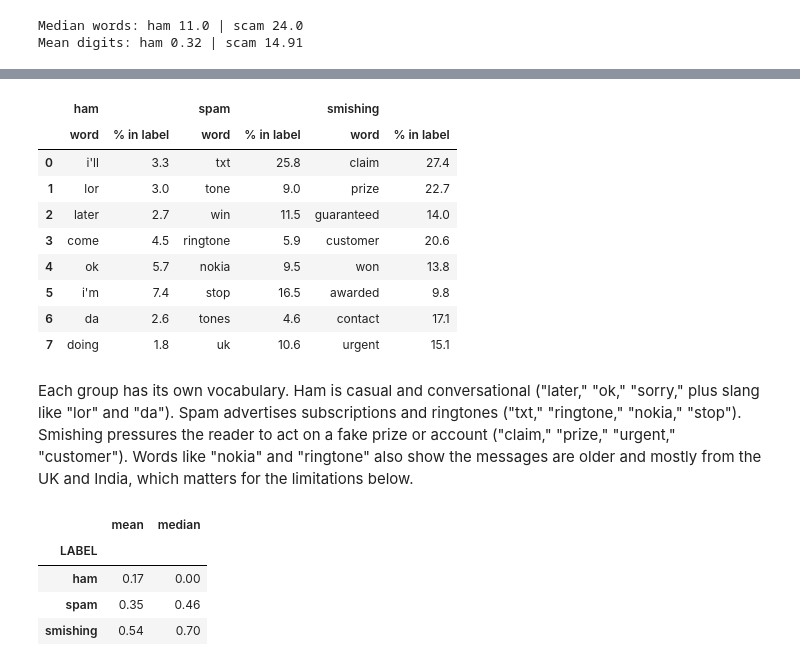
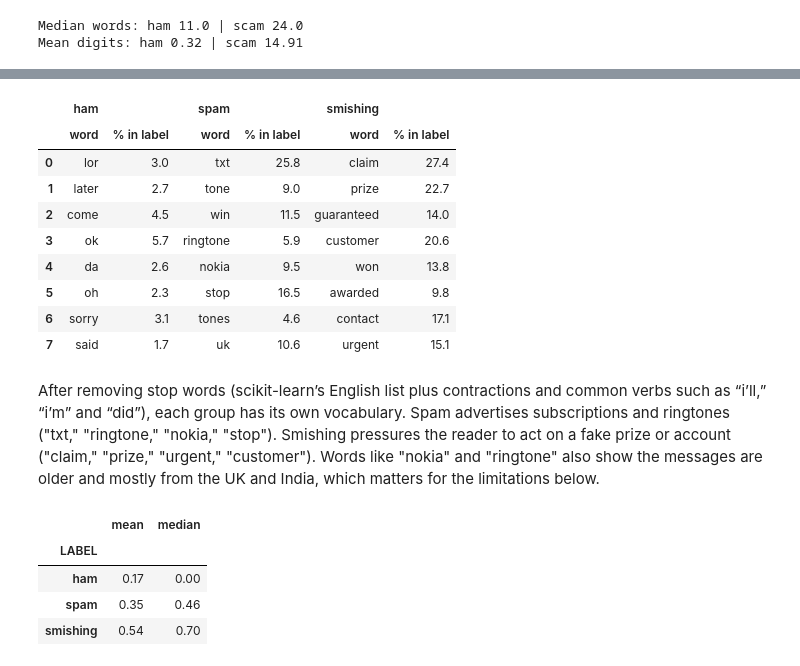
Before and after one commit to nmbenton/INFO-4360-Project, a Jupyter notebook: notebooks/Final_Report.ipynb, the cells around one changed output, grey strips where cells are left out. Cells and saved outputs as stored; diff of their text form; code cells hidden in the pictures.

Commit message:
Address Phase 2 feedback: base rate precision, stop words, train/test feature check, function comments

```diff
--- a/notebooks/Final_Report.ipynb
+++ b/notebooks/Final_Report.ipynb
@@ -40,6 +40,8 @@ RANDOM_STATE = 42
 # %%
 # Load and clean the data (same cleaning as Phase 2)
 def load_data(path):
+    """Read the raw CSV and apply the Phase 2 cleaning: lowercase labels, decode HTML,
+    remove the placeholder code, trim spaces and turn the yes/no flags into True/False."""
     df = pd.read_csv(path)
     df["LABEL"] = df["LABEL"].str.strip().str.lower()                     # Smishing/smishing, Spam/spam
     df["TEXT"] = (df["TEXT"].str.replace("&lt;#&gt;", " ", regex=False)   # placeholder code
@@ -131,32 +135,43 @@ Scams are built differently from real texts. Real messages are short (median 11
 Spam and smishing look nearly identical on every signal, while ham stands apart. This is why we combined them into one "scam" target (ham = 0, scam = 1).
 # %%
 # Most distinctive words per label (share of messages containing the word vs all other labels)
+# Stop words: scikit-learn's English list plus contractions and common verbs it misses
+# (e.g. "i'll", "i'm", "did", "doing"), so the table shows content words, not grammar
+EXTRA_STOP = {"i'll", "i'm", "i've", "i'd", "you're", "you'll", "you've", "it's", "that's", "there's",
+              "don't", "didn't", "doesn't", "can't", "won't", "isn't", "wasn't", "aren't", "haven't",
+              "let's", "he's", "she's", "we're", "they're", "what's", "did", "does", "doing", "having",
+              "im", "ll", "ve", "re", "dont", "cant", "didnt", "u", "ur"}
+STOP = ENGLISH_STOP_WORDS | EXTRA_STOP
+
 def tokenize(text):
-    return [w for w in re.findall(r"[a-z']+", text.lower()) if w not in ENGLISH_STOP_WORDS and len(w) > 1]
+    """Lowercase a message and return its words, dropping stop words and single letters."""
+    return [w for w in re.findall(r"[a-z']+", text.lower()) if w.strip("'") not in STOP and len(w) > 1]
 
 def distinctive_words(label, n=8, min_count=10):
+    """Words that appear in a much larger share of `label` messages than of all other messages.
+    Ranked by the log2 ratio of the two shares; words in fewer than `min_count` messages are skipped."""
     is_a = df["LABEL"] == label
-    ca = Counter(w for t in df.loc[is_a, "TEXT"] for w in set(tokenize(t)))
-    cb = Counter(w for t in df.loc[~is_a, "TEXT"] for w in set(tokenize(t)))
+    ca = Counter(w for t in df.loc[is_a, "TEXT"] for w in set(tokenize(t)))    # messages per word, this label
+    cb = Counter(w for t in df.loc[~is_a, "TEXT"] for w in set(tokenize(t)))   # messages per word, other labels
     rows = [(w, ca[w] / is_a.sum() * 100, cb[w] / (~is_a).sum() * 100) for w in ca if ca[w] >= min_count]
     out = pd.DataFrame(rows, columns=["word", "% in label", "% in others"])
-    out["log2 ratio"] = np.log2((out["% in label"] + 0.5) / (out["% in others"] + 0.5))
+    out["log2 ratio"] = np.log2((out["% in label"] + 0.5) / (out["% in others"] + 0.5))   # +0.5 avoids dividing by 0
     return out.sort_values("log2 ratio", ascending=False).head(n).round(1).reset_index(drop=True)
 
 pd.concat({lab: distinctive_words(lab)[["word", "% in label"]] for lab in ["ham", "spam", "smishing"]}, axis=1)
 # %% [output]
 |  | ham |  | spam |  | smishing |  |
 |  | word | % in label | word | % in label | word | % in label |
-| 0 | i'll | 3.3 | txt | 25.8 | claim | 27.4 |
-| 1 | lor | 3.0 | tone | 9.0 | prize | 22.7 |
-| 2 | later | 2.7 | win | 11.5 | guaranteed | 14.0 |
-| 3 | come | 4.5 | ringtone | 5.9 | customer | 20.6 |
-| 4 | ok | 5.7 | nokia | 9.5 | won | 13.8 |
-| 5 | i'm | 7.4 | stop | 16.5 | awarded | 9.8 |
-| 6 | da | 2.6 | tones | 4.6 | contact | 17.1 |
-| 7 | doing | 1.8 | uk | 10.6 | urgent | 15.1 |
+| 0 | lor | 3.0 | txt | 25.8 | claim | 27.4 |
+| 1 | later | 2.7 | tone | 9.0 | prize | 22.7 |
+| 2 | come | 4.5 | win | 11.5 | guaranteed | 14.0 |
+| 3 | ok | 5.7 | ringtone | 5.9 | customer | 20.6 |
+| 4 | da | 2.6 | nokia | 9.5 | won | 13.8 |
+| 5 | oh | 2.3 | stop | 16.5 | awarded | 9.8 |
+| 6 | sorry | 3.1 | tones | 4.6 | contact | 17.1 |
+| 7 | said | 1.7 | uk | 10.6 | urgent | 15.1 |
 # %% [markdown]
-Each group has its own vocabulary. Ham is casual and conversational ("later," "ok," "sorry," plus slang like "lor" and "da"). Spam advertises subscriptions and ringtones ("txt," "ringtone," "nokia," "stop"). Smishing pressures the reader to act on a fake prize or account ("claim," "prize," "urgent," "customer"). Words like "nokia" and "ringtone" also show the messages are older and mostly from the UK and India, which matters for the limitations below.
+After removing stop words (scikit-learn’s English list plus contractions and common verbs such as “i’ll,” “i’m” and “did”), each group has its own vocabulary. Spam advertises subscriptions and ringtones ("txt," "ringtone," "nokia," "stop"). Smishing pressures the reader to act on a fake prize or account ("claim," "prize," "urgent," "customer"). Words like "nokia" and "ringtone" also show the messages are older and mostly from the UK and India, which matters for the limitations below.
 # %%
 # VADER sentiment by label: scams sound more upbeat (prizes, rewards)
 sig.groupby("LABEL")["sentiment"].agg(["mean", "median"]).round(2).loc[["ham", "spam", "smishing"]]
```
Also changed, not shown: parts of 10 cells of this notebook, 2 other files.
